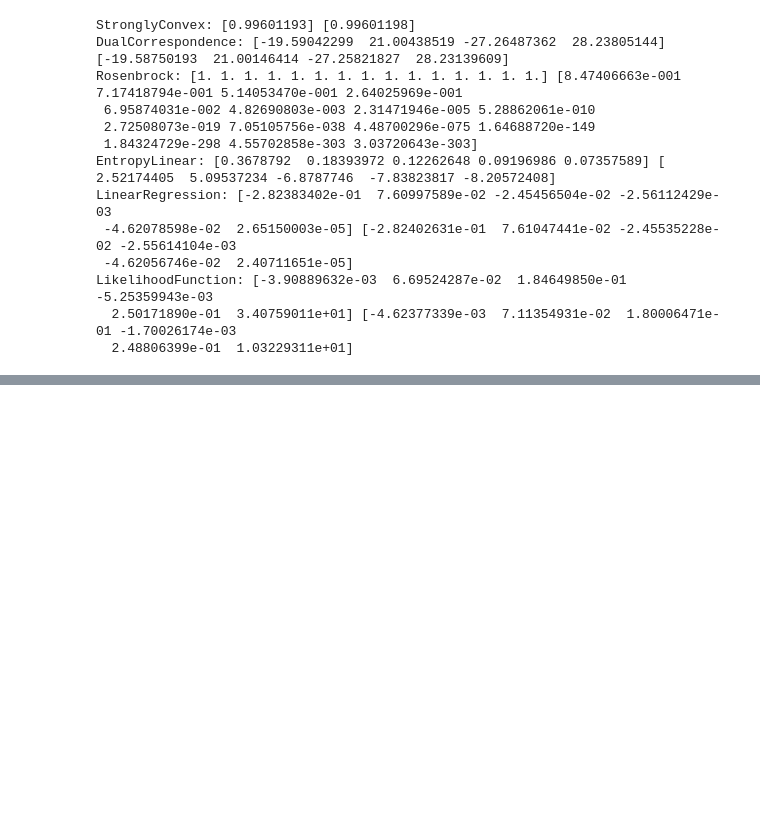
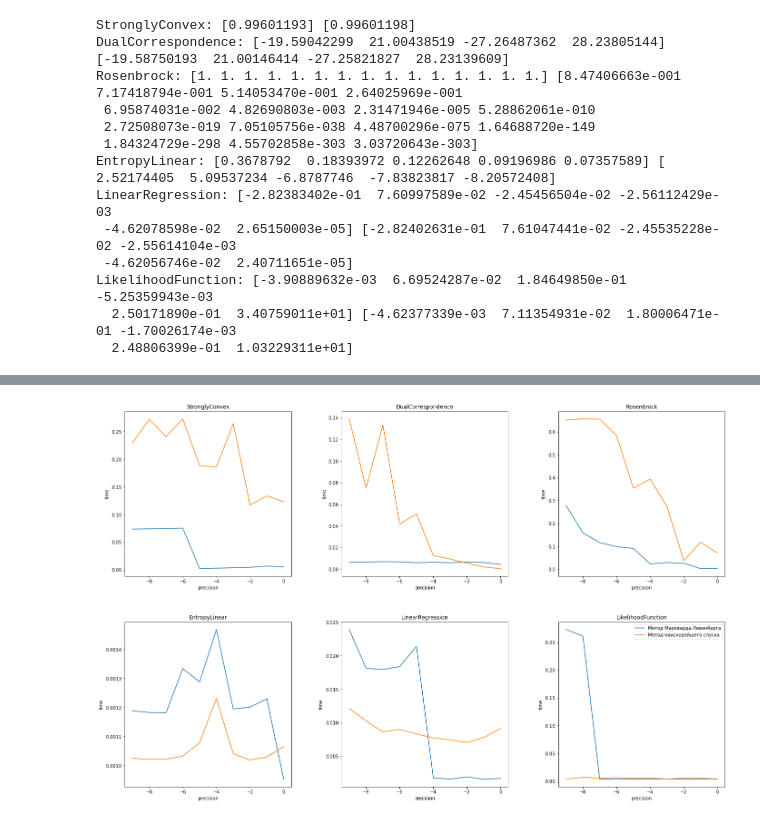
Before and after one commit to fallra1n/math-optimization, a Jupyter notebook: hw-2/OPTI_2.ipynb, the cells around one changed output, grey strips where cells are left out. Cells and saved outputs as stored; diff of their text form; code cells hidden in the pictures; blank space fills up the shorter version.

```diff
--- a/hw-2/OPTI_2.ipynb
+++ b/hw-2/OPTI_2.ipynb
@@ -419,0 +435,45 @@ plt.show()
+# %%
+fig, axs = plt.subplots(nrows=2, ncols=3, figsize=(21, 14))  # figsize=(ширина, высота)
+plt.tight_layout(pad=8.0)
+
+dim = 10
+steps = 1000
+prec_list = [2**(-i) for i in range(10)]
+log_prec_list = [math.log2(prec_list[i]) for i in range(len(prec_list))]
+
+Lst_y_lev = []
+Lst_x_lev = []
+Lst_y_fast = []
+Lst_x_fast = []
+
+for i in range(number_of_func):
+    Lst_y_lev.append([])
+    Lst_y_fast.append([])
+    Lst_x_lev.append([])
+    Lst_x_fast.append([])
+    for prec in prec_list:
+        start_time = time.time()
+        x0, param_list = param_gen[i](dim)
+        max_steps, eps = steps, prec
+        result = levenberg_markvatd2(function_list[i], param_list, x0, max_steps, eps)
+        end_time = time.time()
+        Lst_y_lev[i].append(end_time - start_time)
+        start_time = time.time()
+        result = the_fastest_descent(function_list[i], param_list, x0, max_steps, eps)
+        end_time = time.time()
+        Lst_y_fast[i].append(end_time - start_time)
+
+
+for i in range(2):
+    for j in range(3):
+        ind = i * 3 + j
+        axs[i, j].plot(log_prec_list, Lst_y_lev[ind], label='Метод Маркварда-Левенберга')
+        axs[i, j].plot(log_prec_list, Lst_y_fast[ind], label='Метод наискорейшего спуска')
+        axs[i, j].set_title(func_name_list[ind])
+        axs[i, j].set_xlabel('precision')
+        axs[i, j].set_ylabel('time')
+
+plt.legend()
+plt.show()
+# %% [output]
+[figure, added]
```
Also changed, not shown: parts of 3 cells of this notebook.
